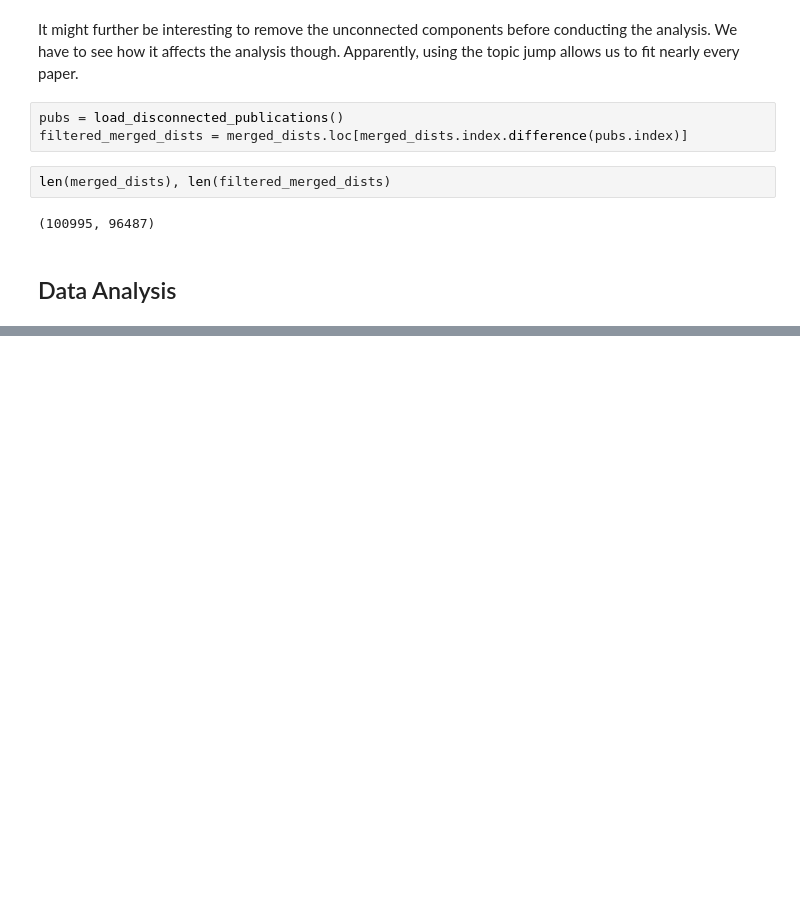
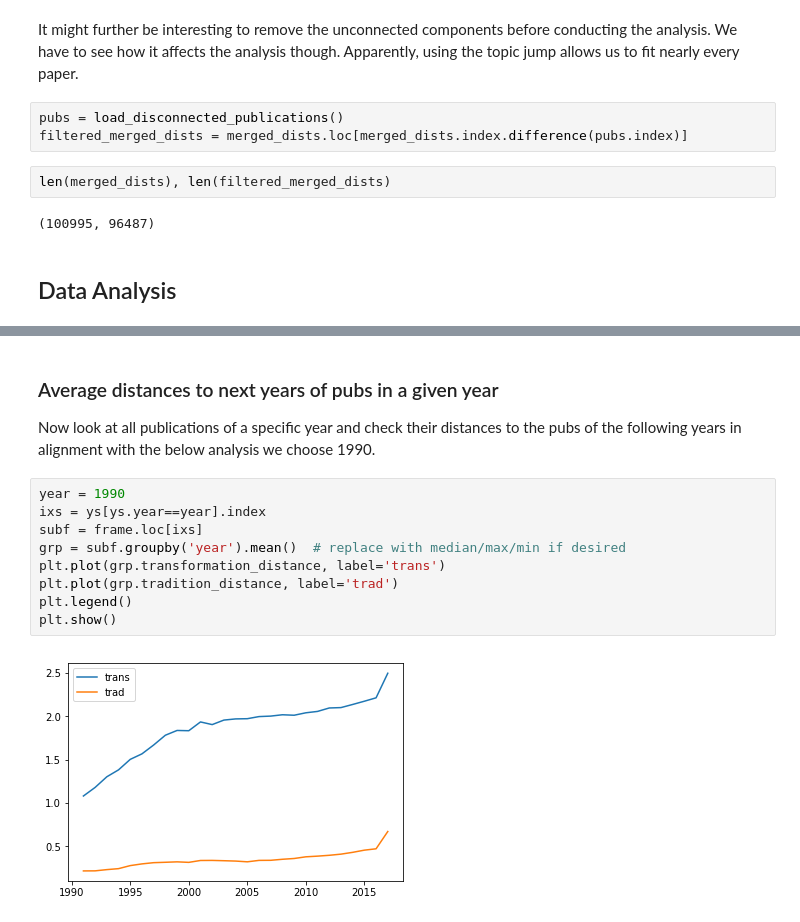
Before and after one commit to AlexImmer/network-epistemology, a Jupyter notebook: Data Analysis.ipynb, the cells around one changed output, grey strips where cells are left out. Drawn from its saved outputs; the diff is of its cells as text; blank space fills up the shorter version.

Commit message:
Data analysis on aliveness and new loading utils

```diff
--- a/Data Analysis.ipynb
+++ b/Data Analysis.ipynb
@@ -55,0 +100,14 @@ len(merged_dists), len(filtered_merged_dists)
+# %% [markdown]
+### Average distances to next years of pubs in a given year
+Now look at all publications of a specific year and check their distances to the pubs of the following years in alignment with the below analysis we choose 1990.
+# %%
+year = 1990
+ixs = ys[ys.year==year].index
+subf = frame.loc[ixs]
+grp = subf.groupby('year').mean()  # replace with median/max/min if desired
+plt.plot(grp.transformation_distance, label='trans')
+plt.plot(grp.tradition_distance, label='trad')
+plt.legend()
+plt.show()
+# %% [output]
+[figure, added]
```
Also changed, not shown: parts of 24 cells of this notebook, 1 other file.
